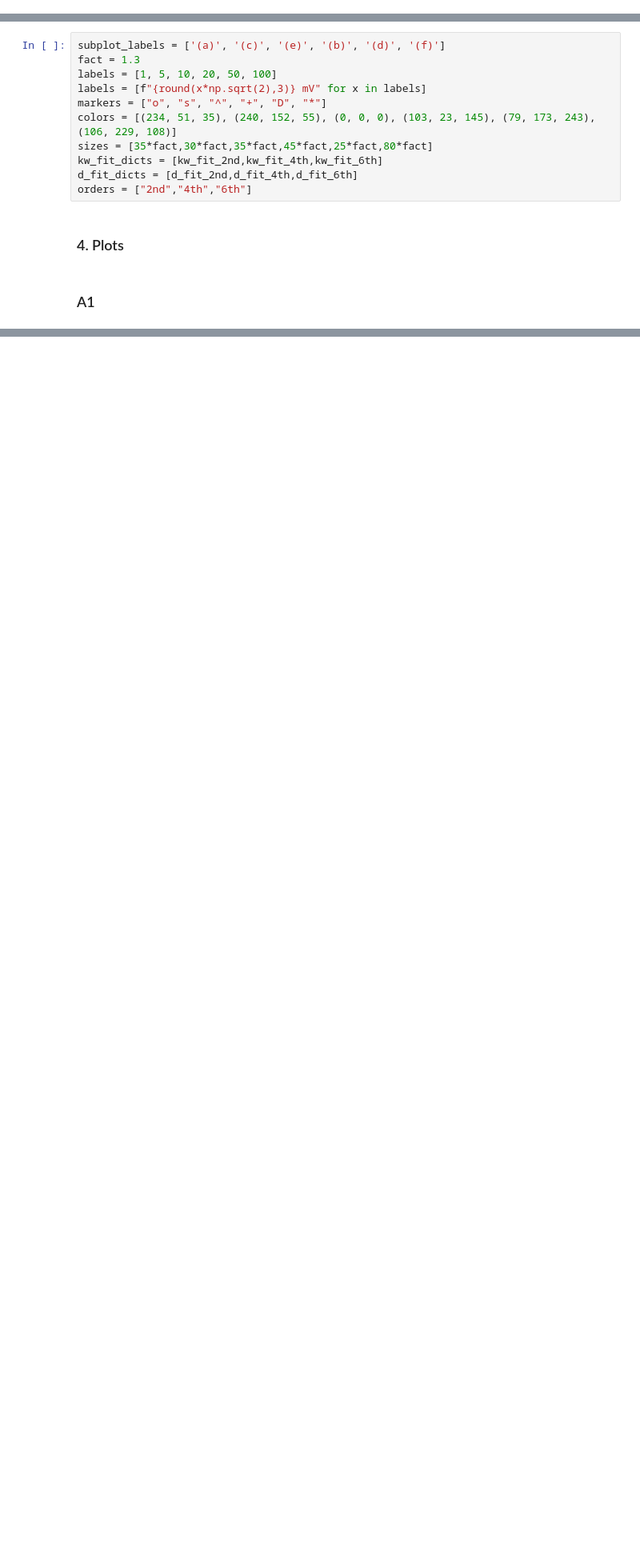
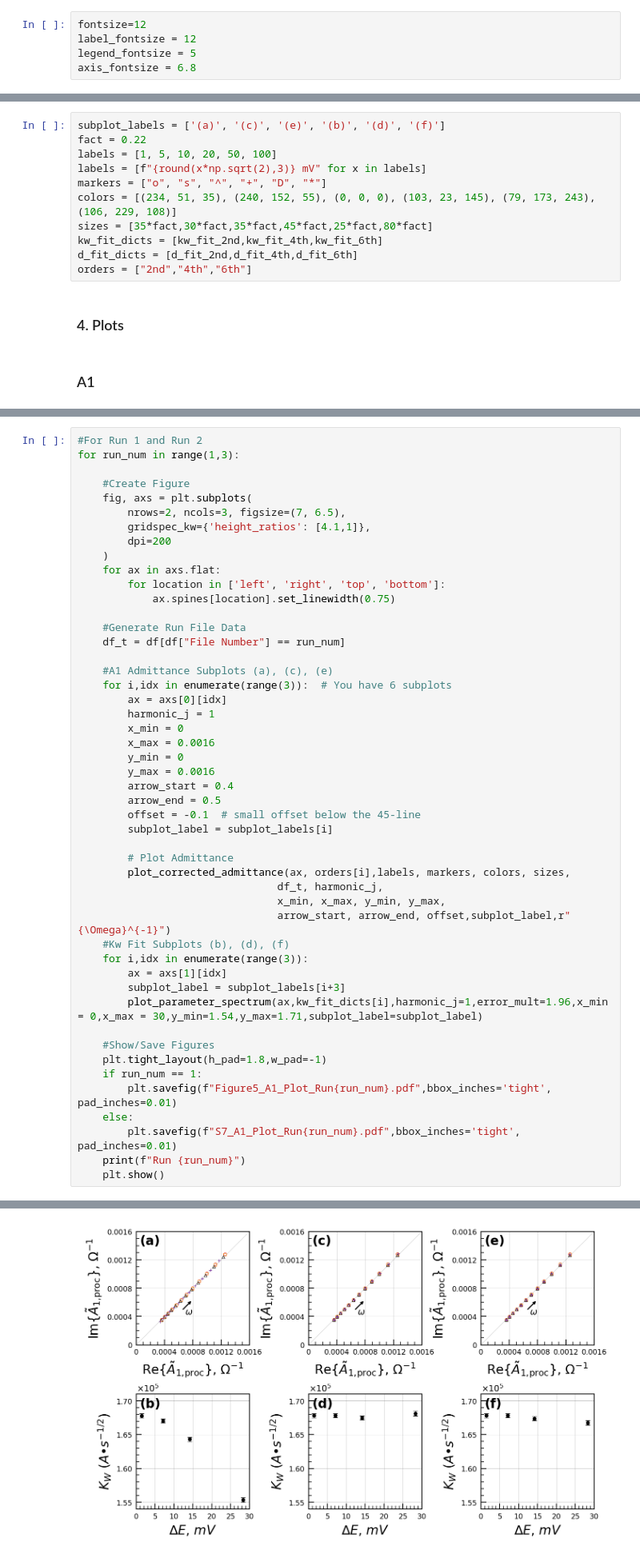
Before and after one commit to lauren8040/NLEIS-Ferri-Ferrocyanide-Modelling, a Jupyter notebook: jupyter/Figures/Nonlinearly Corrected Admittances/Corrected_Admittance_Plots.ipynb, the cells around one changed output, grey strips where cells are left out. Shown at 80% size. Drawn from its saved outputs; the diff is of its cells as text; blank space fills up the shorter version.

```diff
--- a/jupyter/Figures/Nonlinearly Corrected Admittances/Corrected_Admittance_Plots.ipynb
+++ b/jupyter/Figures/Nonlinearly Corrected Admittances/Corrected_Admittance_Plots.ipynb
@@ -202,3 +202,8 @@ Delta Fits for 6th Order:
  '5mV': {'Error': 0.0009510239530444516, 'Fit': 0.09270686103772292}}
 # %% [markdown]
 ### 3. Plotting Functions
+# %%
+fontsize=12
+label_fontsize = 12
+legend_fontsize = 5
+axis_fontsize = 6.8
@@ -366,7 +445,7 @@ def plot_parameter_spectrum(ax,fit_parameter_dict,harmonic_j,error_mult,x_min,x_
 ### Shared Plotting Variables
 # %%
 subplot_labels = ['(a)', '(c)', '(e)', '(b)', '(d)', '(f)']
-fact = 1.3
+fact = 0.22
 labels = [1, 5, 10, 20, 50, 100]
 labels = [f"{round(x*np.sqrt(2),3)} mV" for x in labels]
 markers = ["o", "s", "^", "+", "D", "*"]
@@ -432,0 +461,50 @@ Run 2
+# %%
+#For Run 1 and Run 2
+for run_num in range(1,3):
+
+    #Create Figure
+    fig, axs = plt.subplots(
+        nrows=2, ncols=3, figsize=(7, 6.5),
+        gridspec_kw={'height_ratios': [4.1,1]},
+        dpi=200
+    )
+    for ax in axs.flat:
+        for location in ['left', 'right', 'top', 'bottom']:
+            ax.spines[location].set_linewidth(0.75)
+
+    #Generate Run File Data
+    df_t = df[df["File Number"] == run_num]
+
+    #A1 Admittance Subplots (a), (c), (e)
+    for i,idx in enumerate(range(3)):  # You have 6 subplots
+        ax = axs[0][idx]
+        harmonic_j = 1
+        x_min = 0
+        x_max = 0.0016
+        y_min = 0
+        y_max = 0.0016
+        arrow_start = 0.4
+        arrow_end = 0.5
+        offset = -0.1  # small offset below the 45-line
+        subplot_label = subplot_labels[i]
+
+        # Plot Admittance
+        plot_corrected_admittance(ax, orders[i],labels, markers, colors, sizes,
+                                df_t, harmonic_j,
+                                x_min, x_max, y_min, y_max,
+                                arrow_start, arrow_end, offset,subplot_label,r"{\Omega}^{-1}")
+    #Kw Fit Subplots (b), (d), (f)
+    for i,idx in enumerate(range(3)):
+        ax = axs[1][idx]
+        subplot_label = subplot_labels[i+3]
+        plot_parameter_spectrum(ax,kw_fit_dicts[i],harmonic_j=1,error_mult=1.96,x_min = 0,x_max = 30,y_min=1.54,y_max=1.71,subplot_label=subplot_label)
+
+    #Show/Save Figures
+    plt.tight_layout(h_pad=1.8,w_pad=-1)
+    if run_num == 1:
+        plt.savefig(f"Figure5_A1_Plot_Run{run_num}.pdf",bbox_inches='tight', pad_inches=0.01)
+    else:
+        plt.savefig(f"S7_A1_Plot_Run{run_num}.pdf",bbox_inches='tight', pad_inches=0.01)
+    print(f"Run {run_num}")
+    plt.show()
+# %% [output]
@@ -432,0 +512 @@ Run 2
+[figure, added]
```
Also changed, not shown: parts of 7 cells of this notebook, 35 other files.
